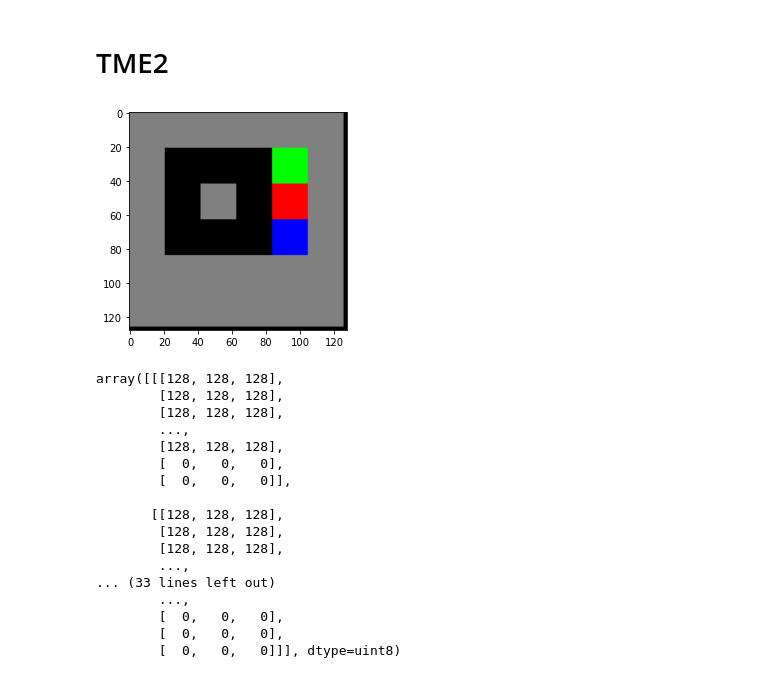
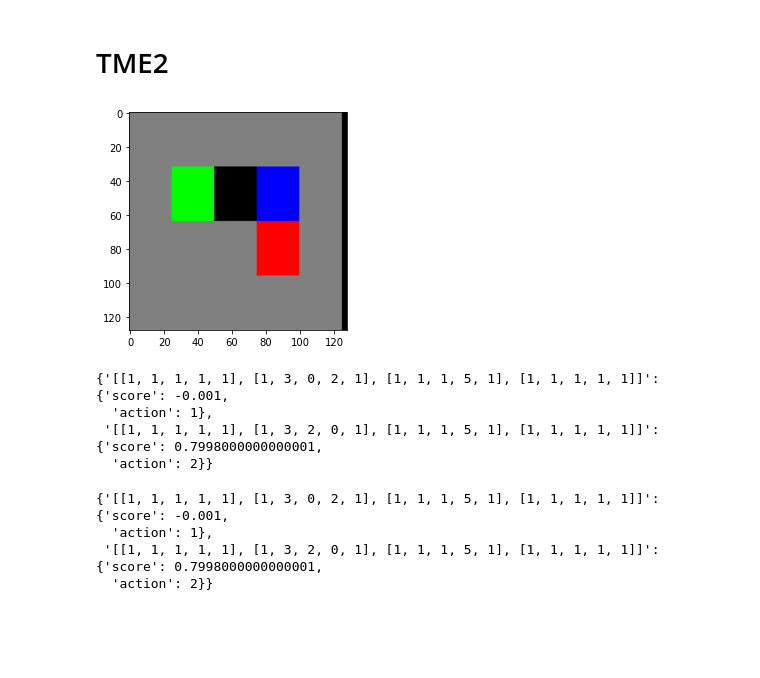
Before and after one commit to jean3108/RDL, a Jupyter notebook: tme2/tme2.ipynb, the cells around one changed output. Cells and saved outputs as stored; diff of their text form; code cells hidden in the pictures; blank space fills up the shorter version.

```diff
--- a/tme2/tme2.ipynb
+++ b/tme2/tme2.ipynb
@@ -6,23 +9,7 @@ import gridworld
 # %%
 env = gym.make('gridworld-v0')
-env.reset()
-env.render()
+env.setPlan("gridworldPlans/plan.txt", {0: -0.001, 3: 1, 4: 1, 5: -1, 6: -1})
+
+a = env.render()
 # %% [output]
-[figure, old version]
+[figure, new version]
-array([[[128, 128, 128],
-        [128, 128, 128],
-        [128, 128, 128],
-        ...,
-        [128, 128, 128],
-        [  0,   0,   0],
-        [  0,   0,   0]],
-
-       [[128, 128, 128],
-        [128, 128, 128],
-        [128, 128, 128],
-        ...,
-... (33 lines left out)
-        ...,
-        [  0,   0,   0],
-        [  0,   0,   0],
-        [  0,   0,   0]]], dtype=uint8)
@@ -28,0 +47,14 @@ array([[[128, 128, 128],
+# %%
+V
+# %% [output]
+{'[[1, 1, 1, 1, 1], [1, 3, 0, 2, 1], [1, 1, 1, 5, 1], [1, 1, 1, 1, 1]]': {'score': -0.001,
+  'action': 1},
+ '[[1, 1, 1, 1, 1], [1, 3, 2, 0, 1], [1, 1, 1, 5, 1], [1, 1, 1, 1, 1]]': {'score': 0.7998000000000001,
+  'action': 2}}
+# %%
+V
+# %% [output]
+{'[[1, 1, 1, 1, 1], [1, 3, 0, 2, 1], [1, 1, 1, 5, 1], [1, 1, 1, 1, 1]]': {'score': -0.001,
+  'action': 1},
+ '[[1, 1, 1, 1, 1], [1, 3, 2, 0, 1], [1, 1, 1, 5, 1], [1, 1, 1, 1, 1]]': {'score': 0.7998000000000001,
+  'action': 2}}
```
Also changed, not shown: parts of 33 cells of this notebook, 2 other files.
